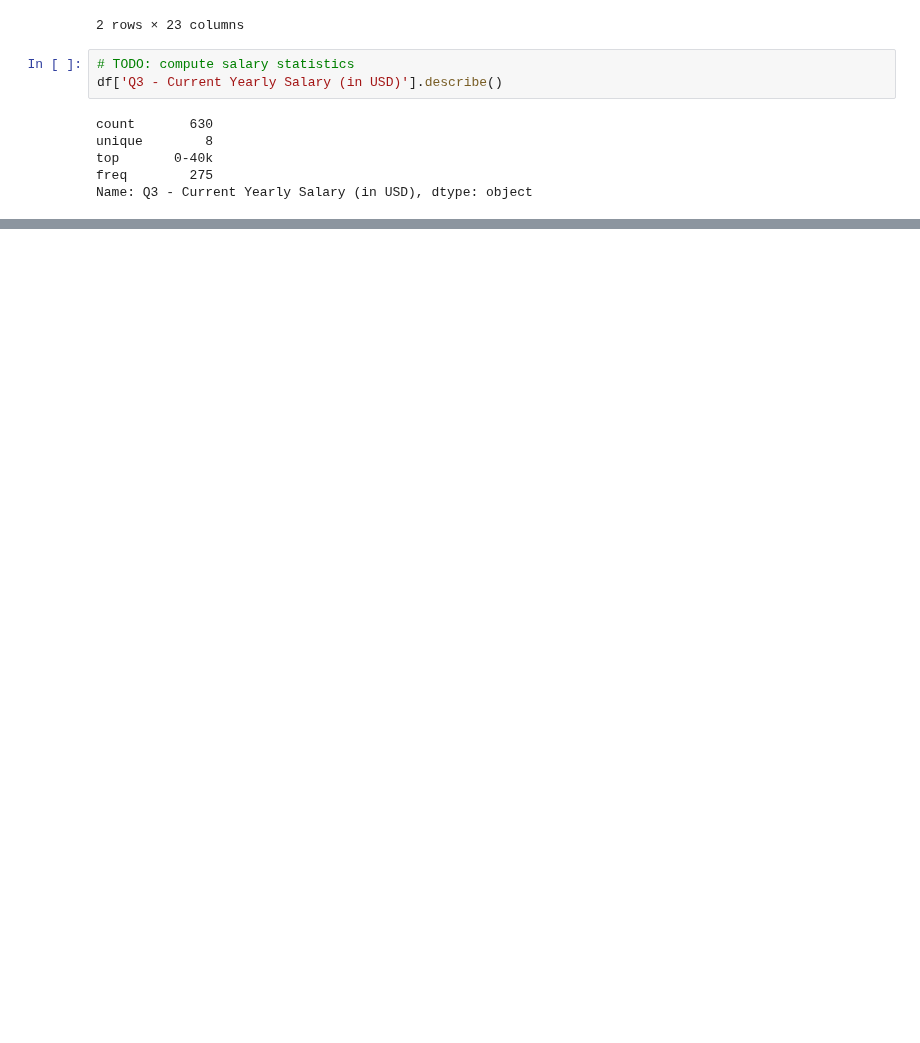
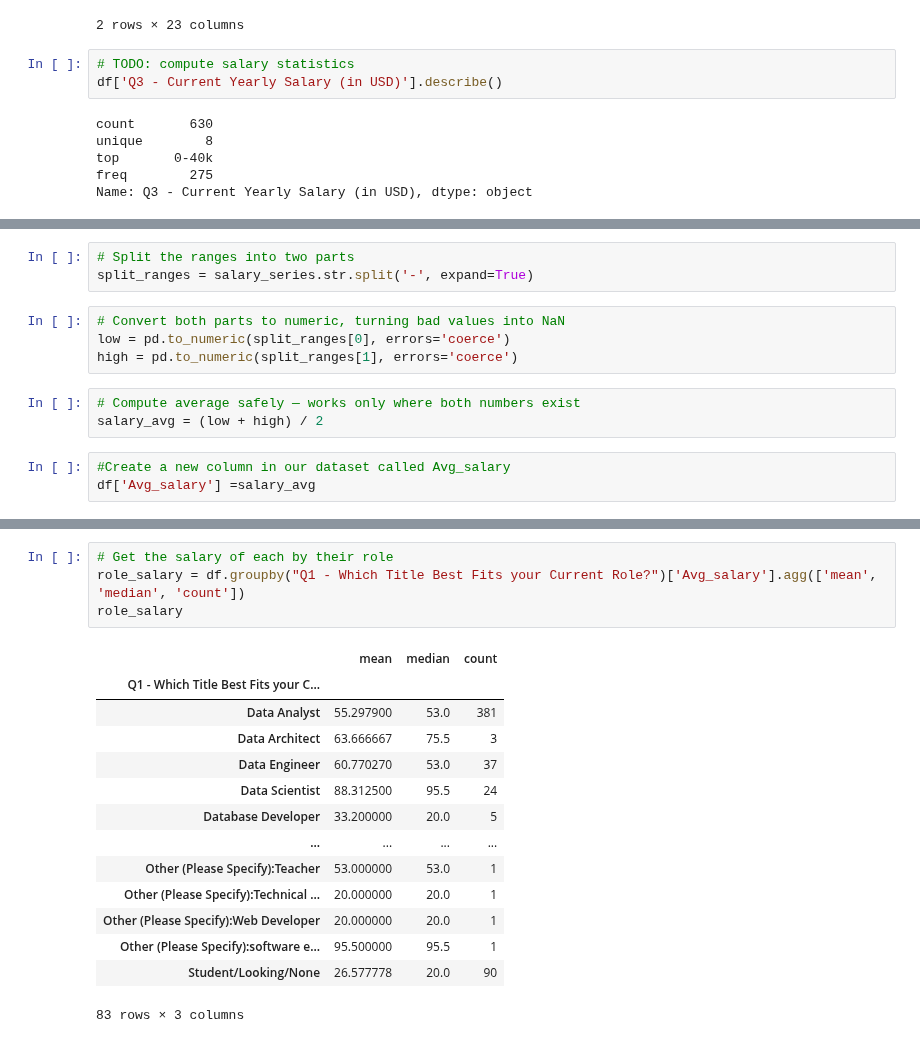
Before and after one commit to Lenmbugua/Analytics-Practice-Datasets, a Jupyter notebook: Professional Survey Data.ipynb, the cells around one changed output, grey strips where cells are left out. Cells and saved outputs as stored; diff of their text form; blank space fills up the shorter version.

Commit message:
Getting the salary of each surveyor by their role

```diff
--- a/Professional Survey Data.ipynb
+++ b/Professional Survey Data.ipynb
@@ -140,0 +163,13 @@ Name: Q3 - Current Yearly Salary (in USD), dtype: object
+# %%
+# Split the ranges into two parts
+split_ranges = salary_series.str.split('-', expand=True)
+# %%
+# Convert both parts to numeric, turning bad values into NaN
+low = pd.to_numeric(split_ranges[0], errors='coerce')
+high = pd.to_numeric(split_ranges[1], errors='coerce')
+# %%
+# Compute average safely — works only where both numbers exist
+salary_avg = (low + high) / 2
+# %%
+#Create a new column in our dataset called Avg_salary
+df['Avg_salary'] =salary_avg
@@ -140,0 +199,19 @@ Name: Q3 - Current Yearly Salary (in USD), dtype: object
+# %%
+# Get the salary of each by their role
+role_salary = df.groupby("Q1 - Which Title Best Fits your Current Role?")['Avg_salary'].agg(['mean', 'median', 'count'])
+role_salary
+# %% [output]
+|  | mean | median | count |
+| Q1 - Which Title Best Fits your C... |  |  |  |
+| Data Analyst | 55.297900 | 53.0 | 381 |
+| Data Architect | 63.666667 | 75.5 | 3 |
+| Data Engineer | 60.770270 | 53.0 | 37 |
+| Data Scientist | 88.312500 | 95.5 | 24 |
+| Database Developer | 33.200000 | 20.0 | 5 |
+| ... | ... | ... | ... |
+| Other (Please Specify):Teacher | 53.000000 | 53.0 | 1 |
+| Other (Please Specify):Technical ... | 20.000000 | 20.0 | 1 |
+| Other (Please Specify):Web Developer | 20.000000 | 20.0 | 1 |
+| Other (Please Specify):software e... | 95.500000 | 95.5 | 1 |
+| Student/Looking/None | 26.577778 | 20.0 | 90 |
+83 rows × 3 columns
```
Also changed, not shown: parts of 6 cells of this notebook.
